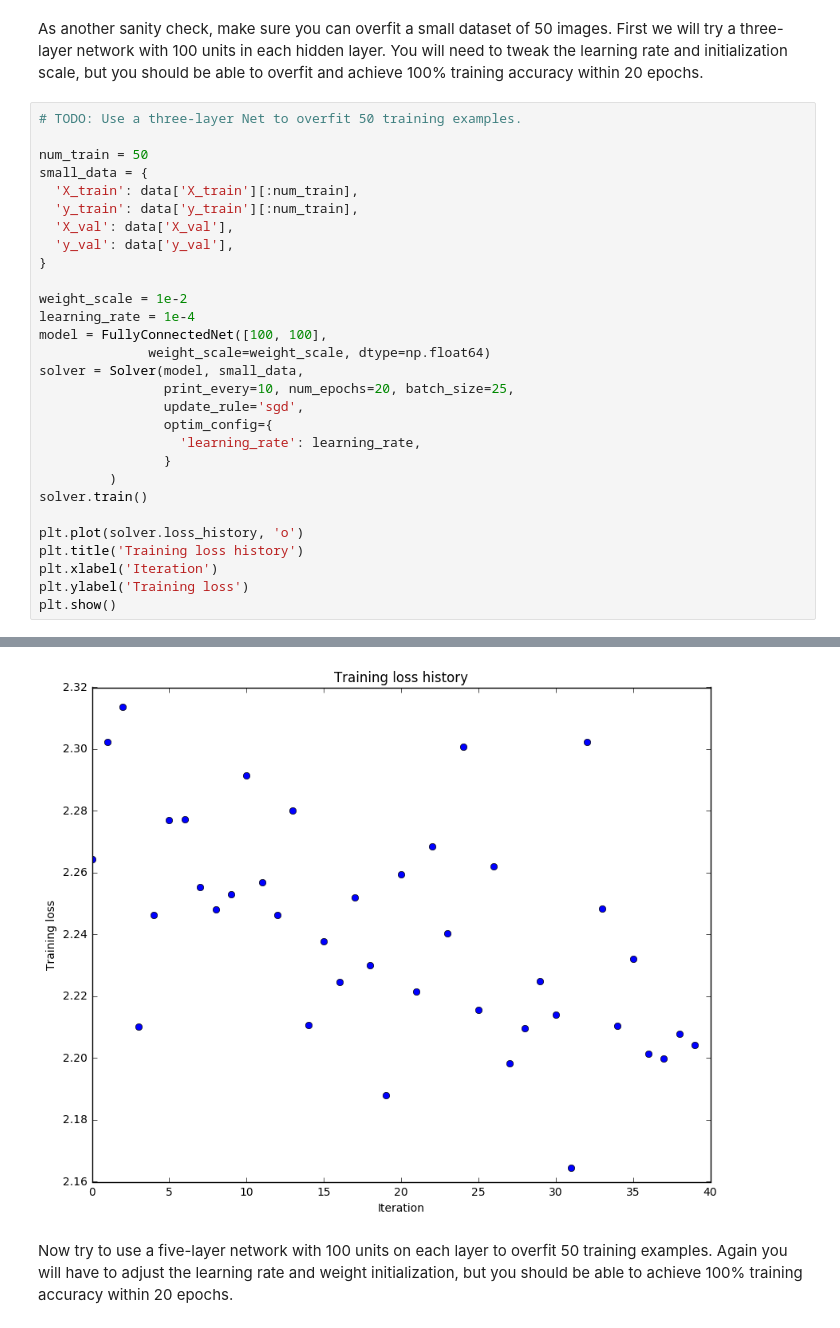
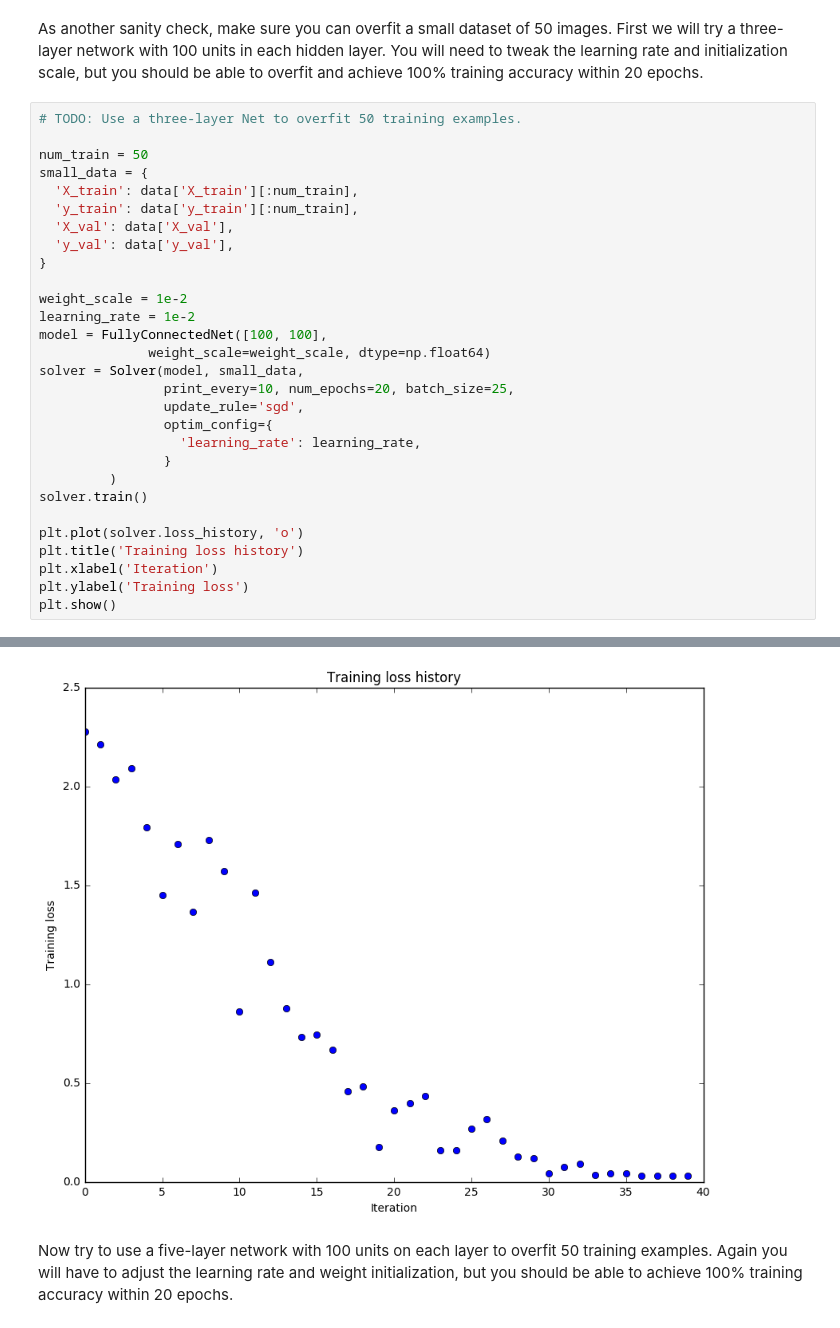
Before and after one commit to mrxy56/CS231n, a Jupyter notebook: assignment2/FullyConnectedNets.ipynb, the cells around one changed output, grey strips where cells are left out. Saved outputs shown, nothing was run; the diff lists cells and outputs as text.

```diff
--- a/assignment2/FullyConnectedNets.ipynb
+++ b/assignment2/FullyConnectedNets.ipynb
@@ -484,7 +484,7 @@ small_data = {
 }
 
 weight_scale = 1e-2
-learning_rate = 1e-4
+learning_rate = 1e-2
 model = FullyConnectedNet([100, 100],
               weight_scale=weight_scale, dtype=np.float64)
 solver = Solver(model, small_data,
@@ -522,4 +522,4 @@ plt.show()
-[figure, old version]
+[figure, new version]
 # %% [markdown]
 Now try to use a five-layer network with 100 units on each layer to overfit 50 training examples. Again you will have to adjust the learning rate and weight initialization, but you should be able to achieve 100% training accuracy within 20 epochs.
 # %%
```
Also changed, not shown: parts of 11 cells of this notebook.
